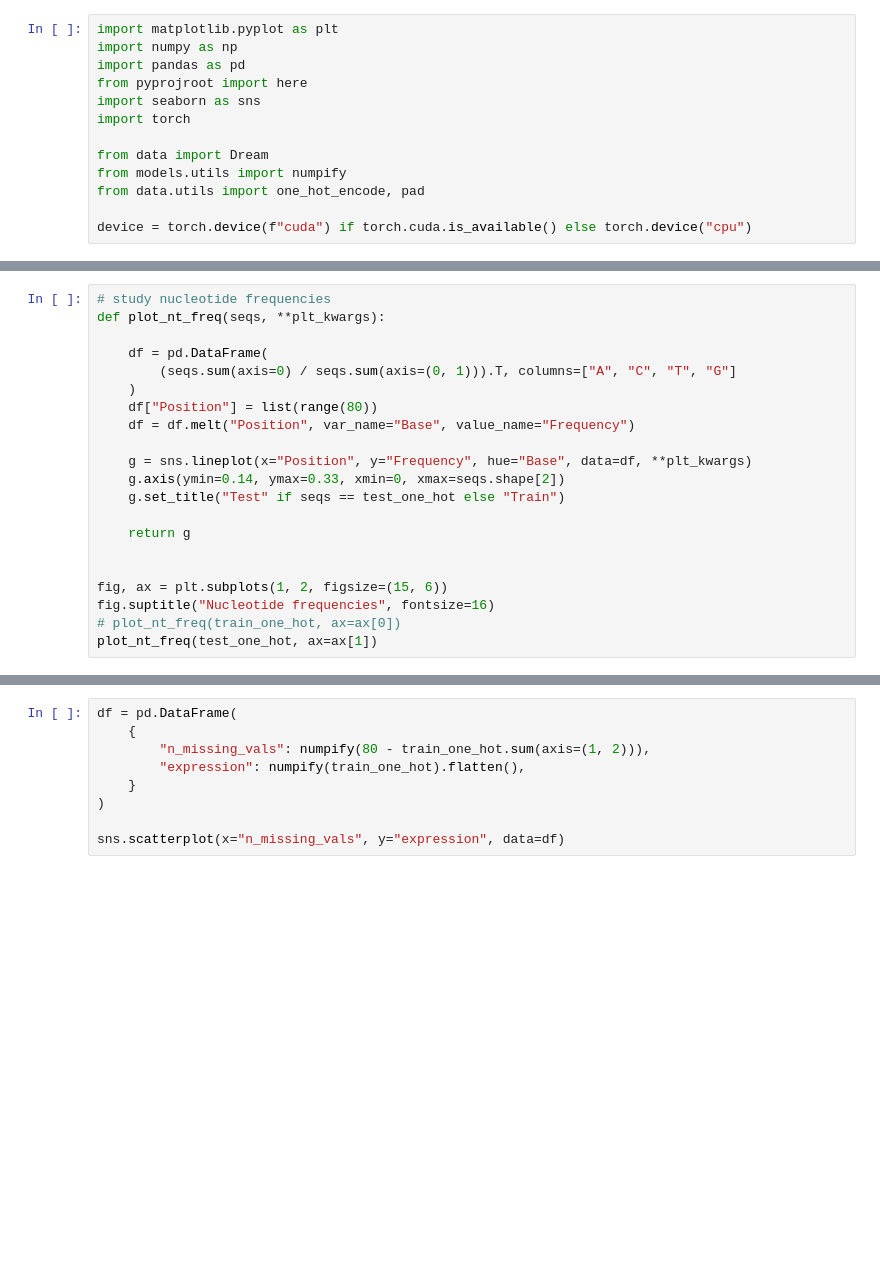
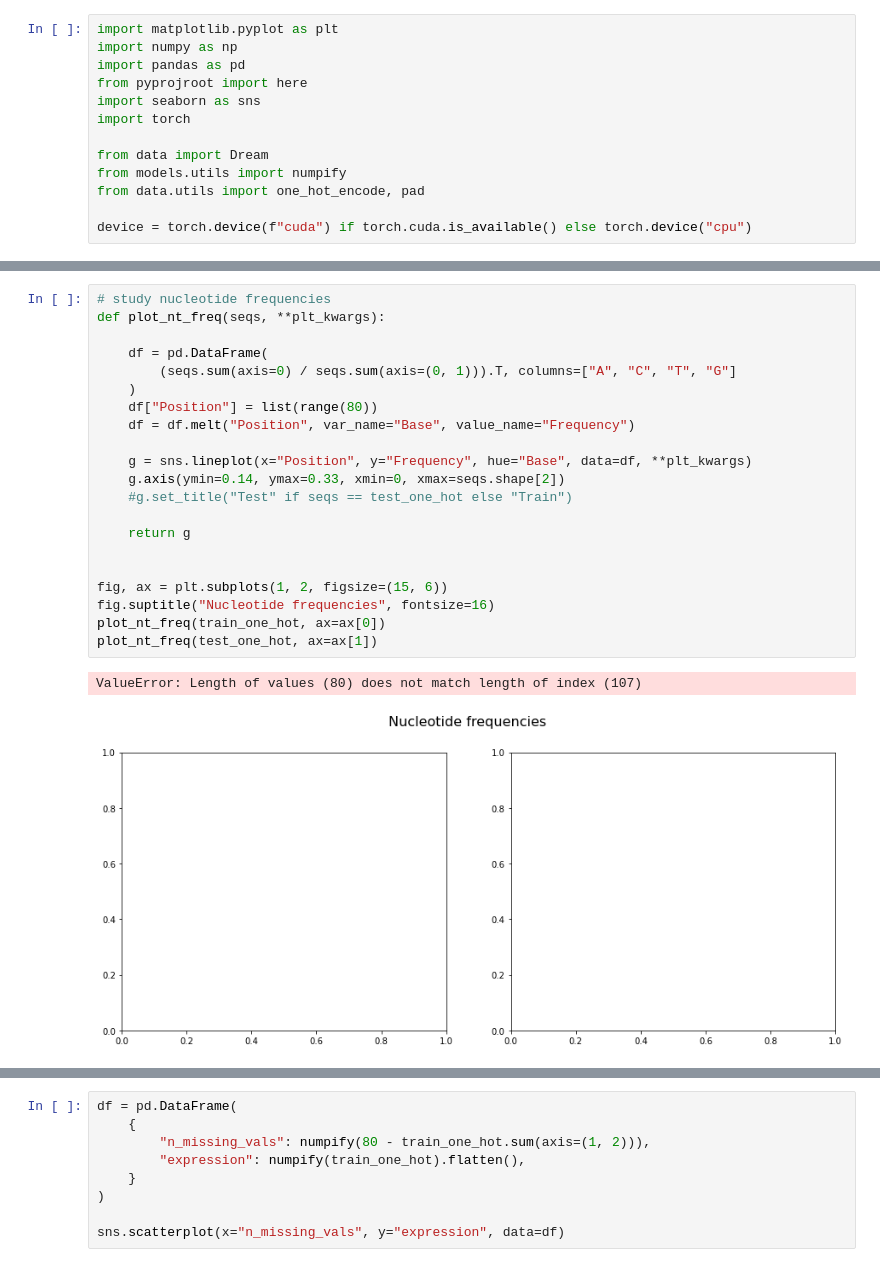
Before and after one commit to hclimente/torchomics, a Jupyter notebook: notebooks/data_exploration.ipynb, the cells around one changed output, grey strips where cells are left out. Cells and saved outputs as stored; diff of their text form; blank space fills up the shorter version.

```diff
--- a/notebooks/data_exploration.ipynb
+++ b/notebooks/data_exploration.ipynb
@@ -59,24 +87,27 @@ test_one_hot = torch.load(f"{here('data/dream')}/test_one_hot.pt")
 # %%
 # study nucleotide frequencies
 def plot_nt_freq(seqs, **plt_kwargs):
 
     df = pd.DataFrame(
         (seqs.sum(axis=0) / seqs.sum(axis=(0, 1))).T, columns=["A", "C", "T", "G"]
     )
     df["Position"] = list(range(80))
     df = df.melt("Position", var_name="Base", value_name="Frequency")
 
     g = sns.lineplot(x="Position", y="Frequency", hue="Base", data=df, **plt_kwargs)
     g.axis(ymin=0.14, ymax=0.33, xmin=0, xmax=seqs.shape[2])
-    g.set_title("Test" if seqs == test_one_hot else "Train")
+    #g.set_title("Test" if seqs == test_one_hot else "Train")
 
     return g
 
 
 fig, ax = plt.subplots(1, 2, figsize=(15, 6))
 fig.suptitle("Nucleotide frequencies", fontsize=16)
-# plot_nt_freq(train_one_hot, ax=ax[0])
+plot_nt_freq(train_one_hot, ax=ax[0])
 plot_nt_freq(test_one_hot, ax=ax[1])
+# %% [output]
+ValueError: Length of values (80) does not match length of index (107)
+[figure, added]
 # %%
 # study missing values
 def plot_na(seqs, **plt_kwargs):
```
Also changed, not shown: parts of 7 cells of this notebook.
